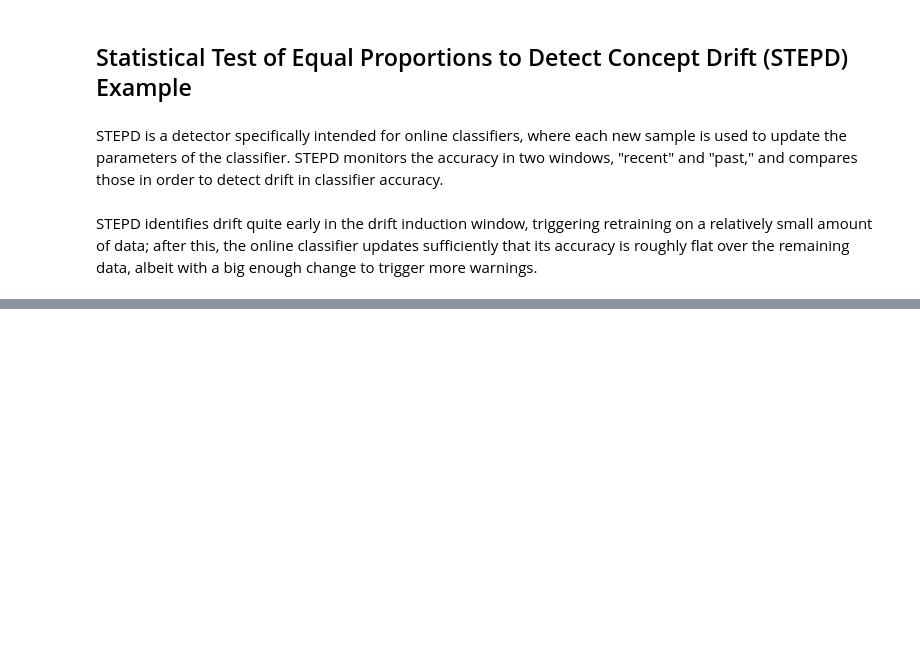
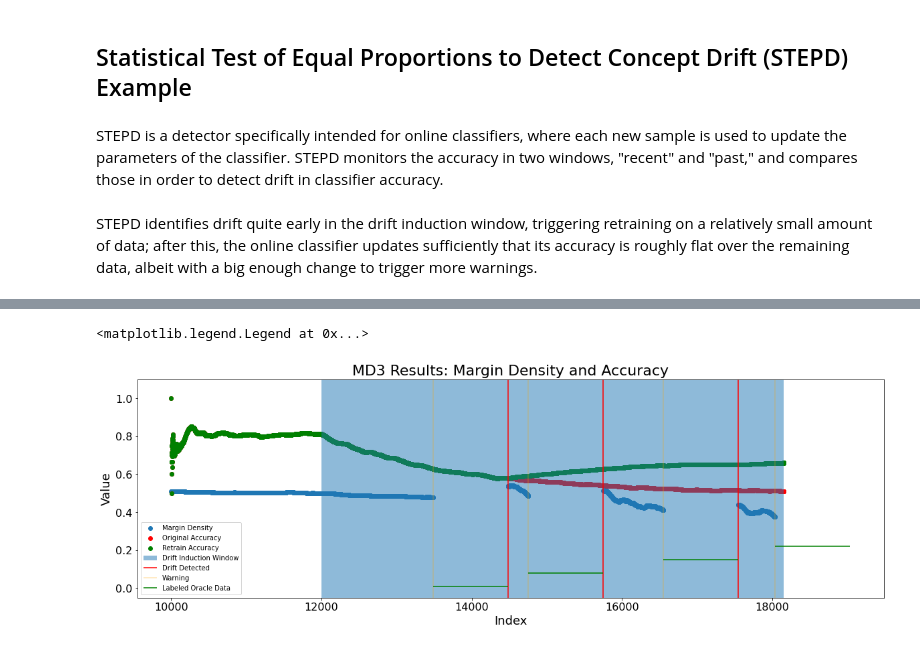
Before and after one commit to mitre/menelaus, a Jupyter notebook: docs/source/examples/concept_drift/concept_drift_examples.ipynb, the cells around one changed output, grey strips where cells are left out. Drawn from its saved outputs; the diff is of its cells as text; code cells hidden in the pictures; blank space fills up the shorter version.

Commit message:
This commit contains:
the completed md3_example.py script, and the example has been added to
the concept_drift_examples.ipynb example notebook. md3_example.py will
be deleted in the next commit.

```diff
--- a/docs/source/examples/concept_drift/concept_drift_examples.ipynb
+++ b/docs/source/examples/concept_drift/concept_drift_examples.ipynb
@@ -40,3 +41,18 @@ training_size = 500
+# %%
+## Import Data ##
+
+# read in Circle dataset
+df = fetch_circle_data()
+drift_start, drift_end = 1000, 1250
+training_size = 500
+
+# read in Rainfall dataset
+rainfall_df = fetch_rainfall_data()
+rainfall_drift_start, rainfall_drift_end = 12000, 18158
+rainfall_training_size = 10000
+rainfall_columns = ["temperature", "dew_point", "sea_level_pressure", "visibility", "average_wind_speed", "max_sustained_wind_speed", "minimum_temperature", "maximum_temperature", "rain"]
+rainfall_features = ["temperature", "dew_point", "sea_level_pressure", "visibility", "average_wind_speed", "max_sustained_wind_speed", "minimum_temperature", "maximum_temperature"]
+rainfall_df[rainfall_features] = rainfall_df[rainfall_features].astype(float)
 # %% [markdown]
 ## Linear Four Rates (LFR) Example
 # %% [markdown]
@@ -663,0 +763,59 @@ plt.show()
+# %%
+## Plotting ##
+
+plt.figure(figsize=(20, 6))
+plt.scatter("index", "margin_density", data=status, label="Margin Density")
+plt.scatter("index", "original_accuracy", data=status, label="Original Accuracy", color="red")
+plt.scatter("index", "retrain_accuracy", data=status, label="Retrain Accuracy", color="green")
+plt.grid(False, axis="x")
+plt.xticks(fontsize=16)
+plt.yticks(fontsize=16)
+plt.title("MD3 Results: Margin Density and Accuracy", fontsize=22)
+plt.ylabel("Value", fontsize=18)
+plt.xlabel("Index", fontsize=18)
+ylims = [-0.05, 1.1]
+plt.ylim(ylims)
+
+plt.axvspan(rainfall_drift_start, rainfall_drift_end, alpha=0.5, label="Drift Induction Window")
+
+# Draw red lines that indicate where drift was detected
+plt.vlines(
+    x=status.loc[status["drift_detected"] == "drift"]["index"],
+    ymin=ylims[0],
+    ymax=ylims[1],
+    label="Drift Detected",
+    color="red",
+)
+
+# Draw orange lines that indicate where warnings of drift were provided
+plt.vlines(
+    x=status.loc[status["drift_detected"] == "warning"]["index"],
+    ymin=ylims[0],
+    ymax=ylims[1],
+    label="Warning",
+    color="orange",
+    alpha=0.3,
+)
+
+# Create a list of lines that indicate the retraining windows.
+# Space them evenly, vertically.
+oracle_list = pd.DataFrame(oracle_list)
+oracle_list["y_val"] = np.linspace(
+    start=0.05 * (ylims[1] - ylims[0]) + ylims[0],
+    stop=0.2 * ylims[1],
+    num=len(oracle_list),
+)
+
+# Draw green lines that indicate where retraining occurred
+plt.hlines(
+    y=oracle_list["y_val"],
+    xmin=oracle_list[0],
+    xmax=oracle_list[1],
+    color="green",
+    label="Labeled Oracle Data",
+)
+
+plt.legend()
+# %% [output]
+<matplotlib.legend.Legend at 0x...>
+[figure, added]
```
Also changed, not shown: parts of 10 cells of this notebook, 2 other files.
